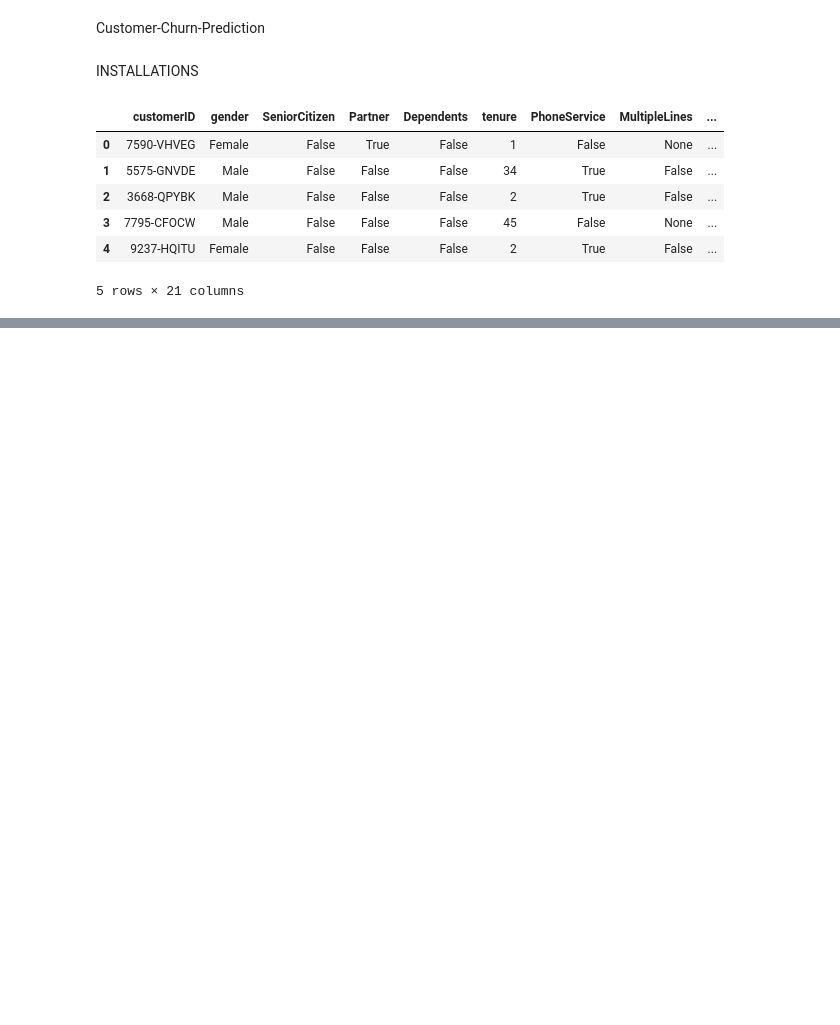
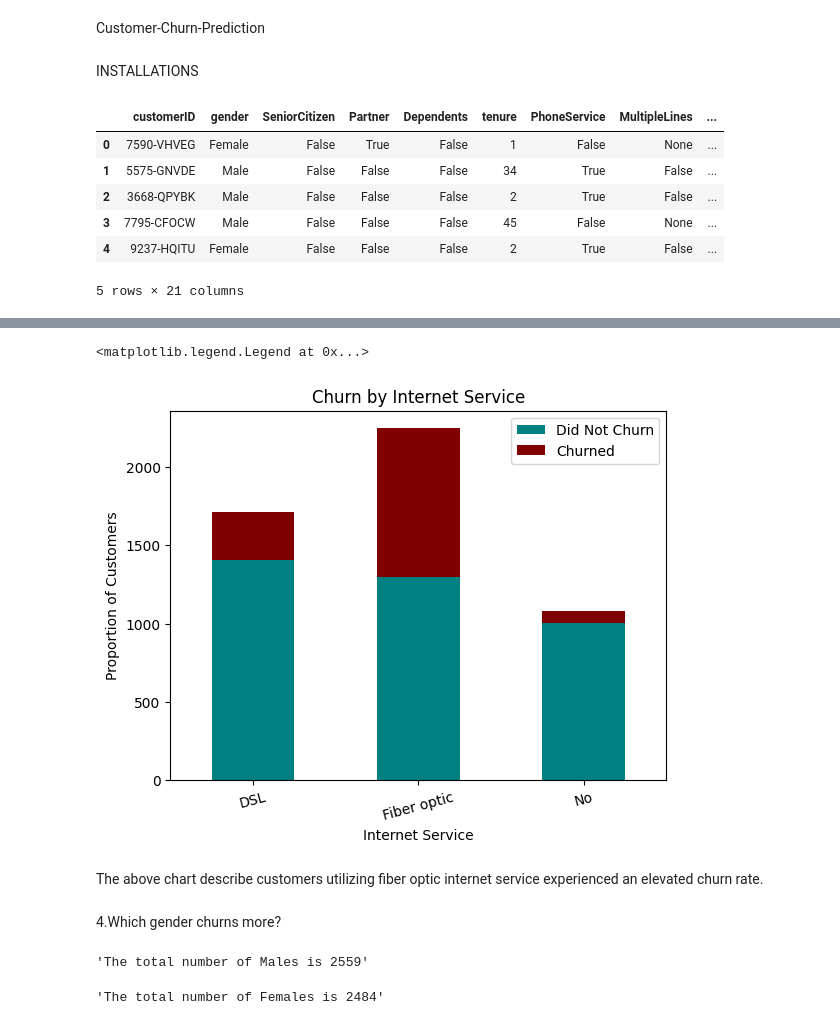
Before and after one commit to CODE-MUCHIRA/Customer-Churn-Prediction, a Jupyter notebook: LP2 notebook.ipynb, the cells around one changed output, grey strips where cells are left out. Cells and saved outputs as stored; diff of their text form; code cells hidden in the pictures; blank space fills up the shorter version.

```diff
--- a/LP2 notebook.ipynb
+++ b/LP2 notebook.ipynb
@@ -43,0 +548,3 @@ lp2_churn.head()
+# %%
+internet_service_counts= concatenated_data.groupby(['InternetService','Churn']).size().unstack()
+internet_service_counts
@@ -43,0 +557,26 @@ lp2_churn.head()
+# %%
+internet_service_counts.plot(kind='bar', stacked=True, color=['teal','maroon'],rot=15)
+plt.xlabel('Internet Service')
+plt.ylabel('Proportion of Customers')
+plt.title('Churn by Internet Service')
+plt.legend(['Did Not Churn', 'Churned'])
+# %% [output]
+<matplotlib.legend.Legend at 0x...>
+[figure, added]
+# %% [markdown]
+The above chart describe customers utilizing fiber optic internet service experienced an elevated churn rate.
+# %% [markdown]
+4.Which gender churns more?
+# %%
+#count the number of males
+gender_counts = concatenated_data['gender'].value_counts()
+num_males=gender_counts['Male']
+f'The total number of Males is {num_males}'
+# %% [output]
+'The total number of Males is 2559'
+# %%
+#count the number of females
+num_females=gender_counts['Female']
+f'The total number of Females is {num_females}'
+# %% [output]
+'The total number of Females is 2484'
```
Also changed, not shown: parts of 62 cells of this notebook, 1 other file.
